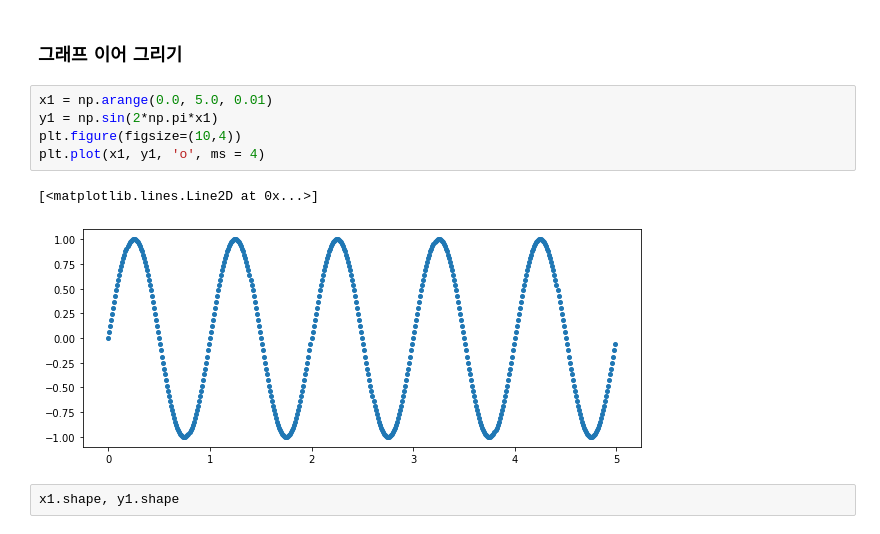
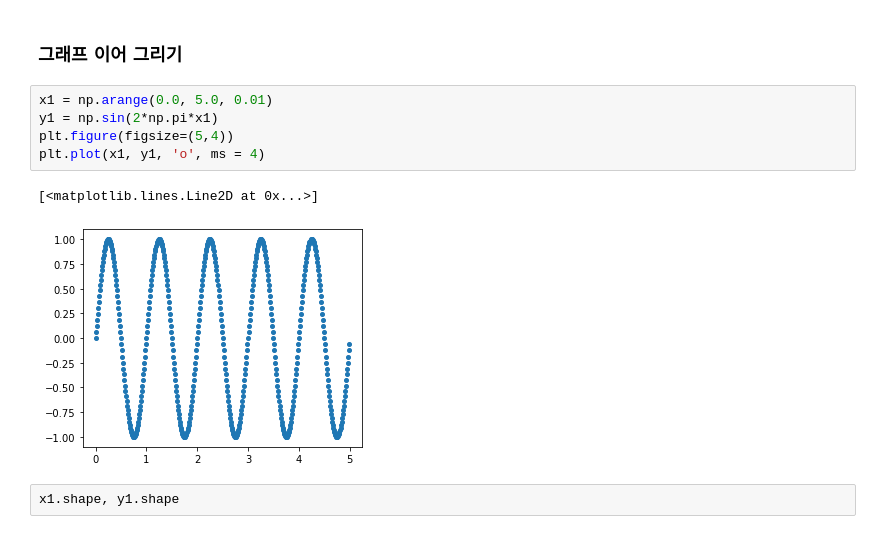
Before and after one commit to choihyungwang/pdm09, a Jupyter notebook: py-pandas/pandas_4_visualizing_df.ipynb, the cells around one changed output. Saved outputs shown, nothing was run; the diff lists cells and outputs as text.

```diff
--- a/py-pandas/pandas_4_visualizing_df.ipynb
+++ b/py-pandas/pandas_4_visualizing_df.ipynb
@@ -164,11 +174,11 @@ df.mean(0).plot.bar(yerr=df.std(0)) #, rot=0)
 # %%
 x1 = np.arange(0.0, 5.0, 0.01)
 y1 = np.sin(2*np.pi*x1)
-plt.figure(figsize=(10,4))
+plt.figure(figsize=(5,4))
 plt.plot(x1, y1, 'o', ms = 4)
 # %% [output]
 [<matplotlib.lines.Line2D at 0x...>]
-[figure, old version]
+[figure, new version]
 # %%
 x1.shape, y1.shape
 # %% [output]
```
Also changed, not shown: parts of 6 cells of this notebook.
